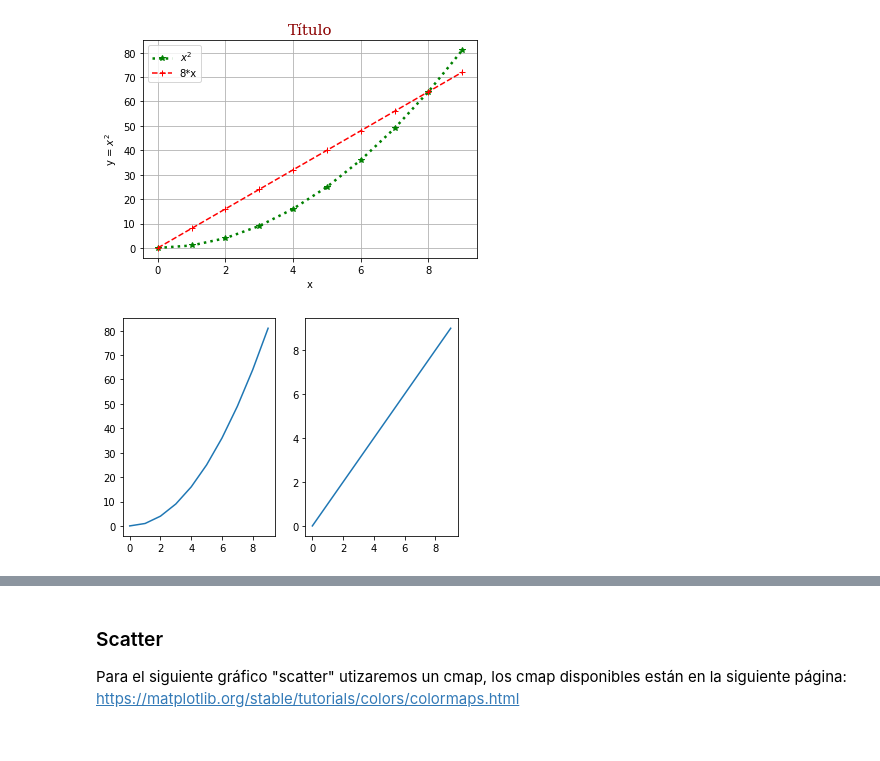
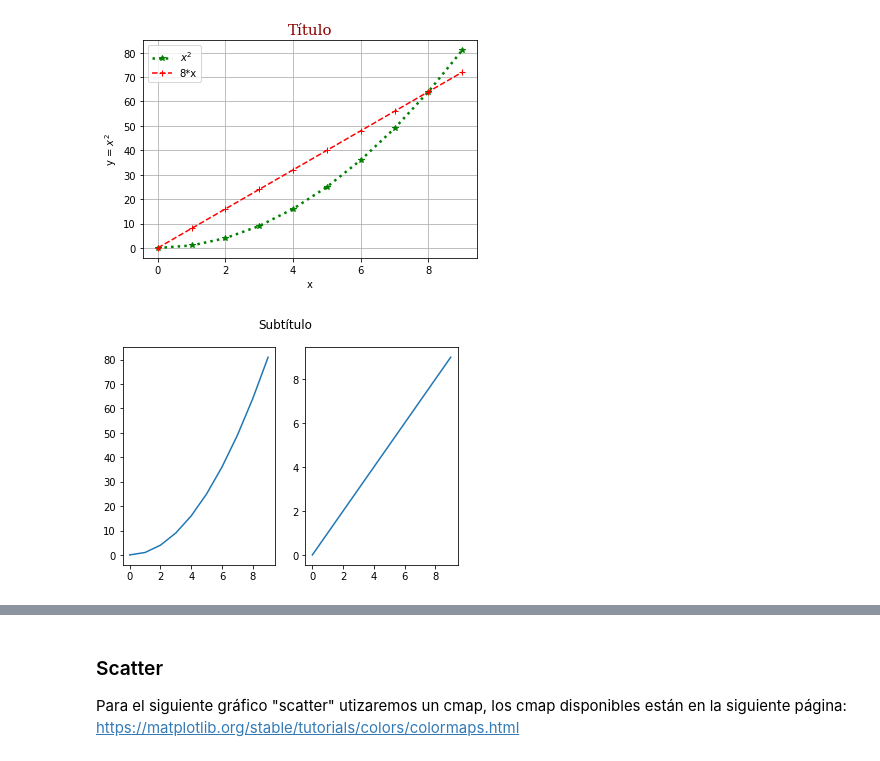
Before and after one commit to dgtrabada/python, a Jupyter notebook: 07_Matplotlib/Matplotlib.ipynb, the cells around one changed output, grey strips where cells are left out. Drawn from its saved outputs; the diff is of its cells as text; code cells hidden in the pictures.

```diff
--- a/07_Matplotlib/Matplotlib.ipynb
+++ b/07_Matplotlib/Matplotlib.ipynb
@@ -80,10 +80,10 @@ plt.show()
 # %% [output]
 [figure]
 # %%
-plt.subplot(1, 2, 1)
-plt.plot(x,y)
-plt.subplot(1, 2, 2)
-plt.plot(x,x)
+fig, (ax1, ax2) = plt.subplots(1, 2)
+fig.suptitle('Subtítulo')
+ax1.plot(x, y)
+ax2.plot(x, x)
 plt.show()
 # %% [output]
-[figure, old version]
+[figure, new version]
```
Also changed, not shown: parts of 1 cell of this notebook, 4 other files.
